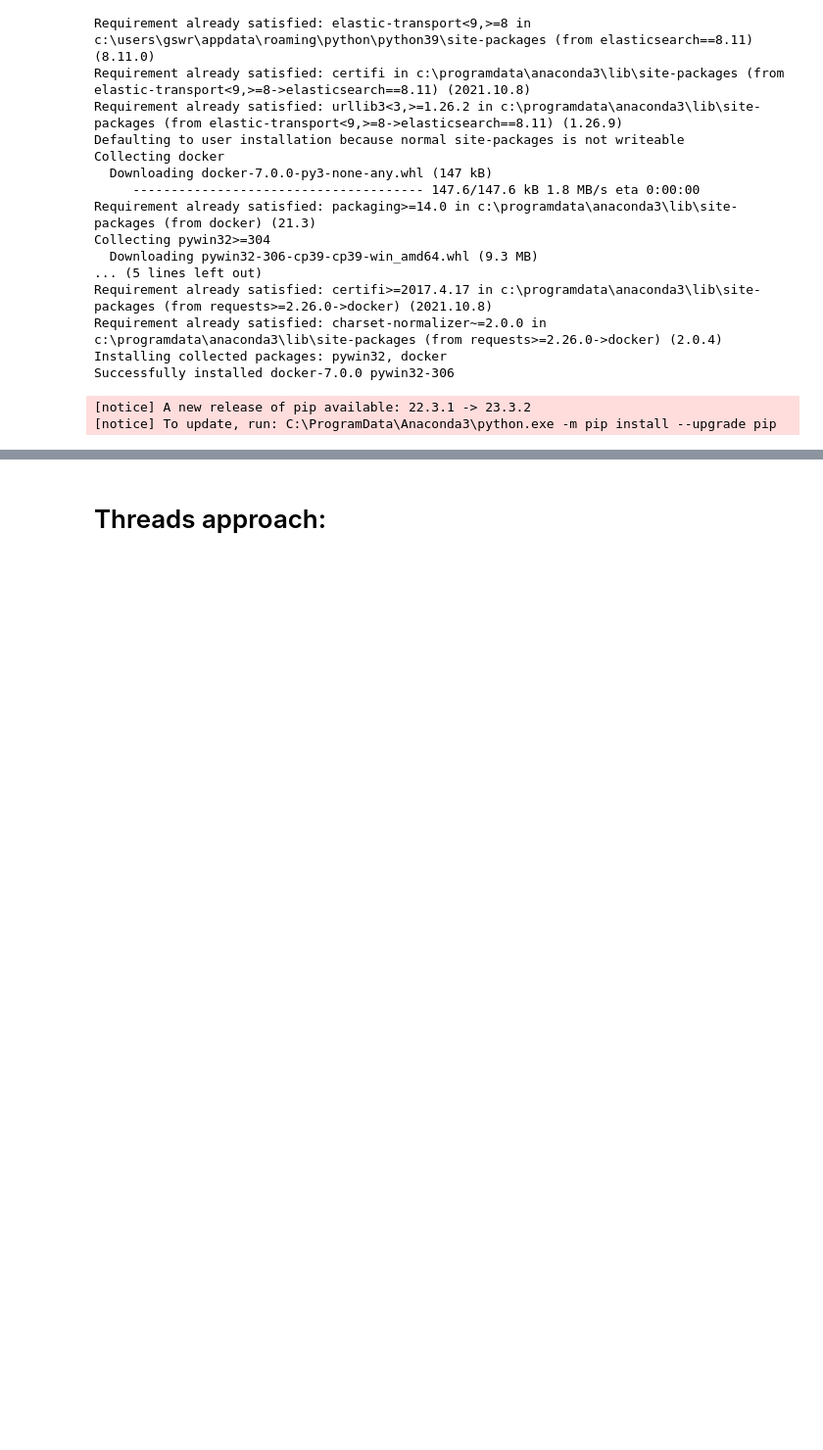
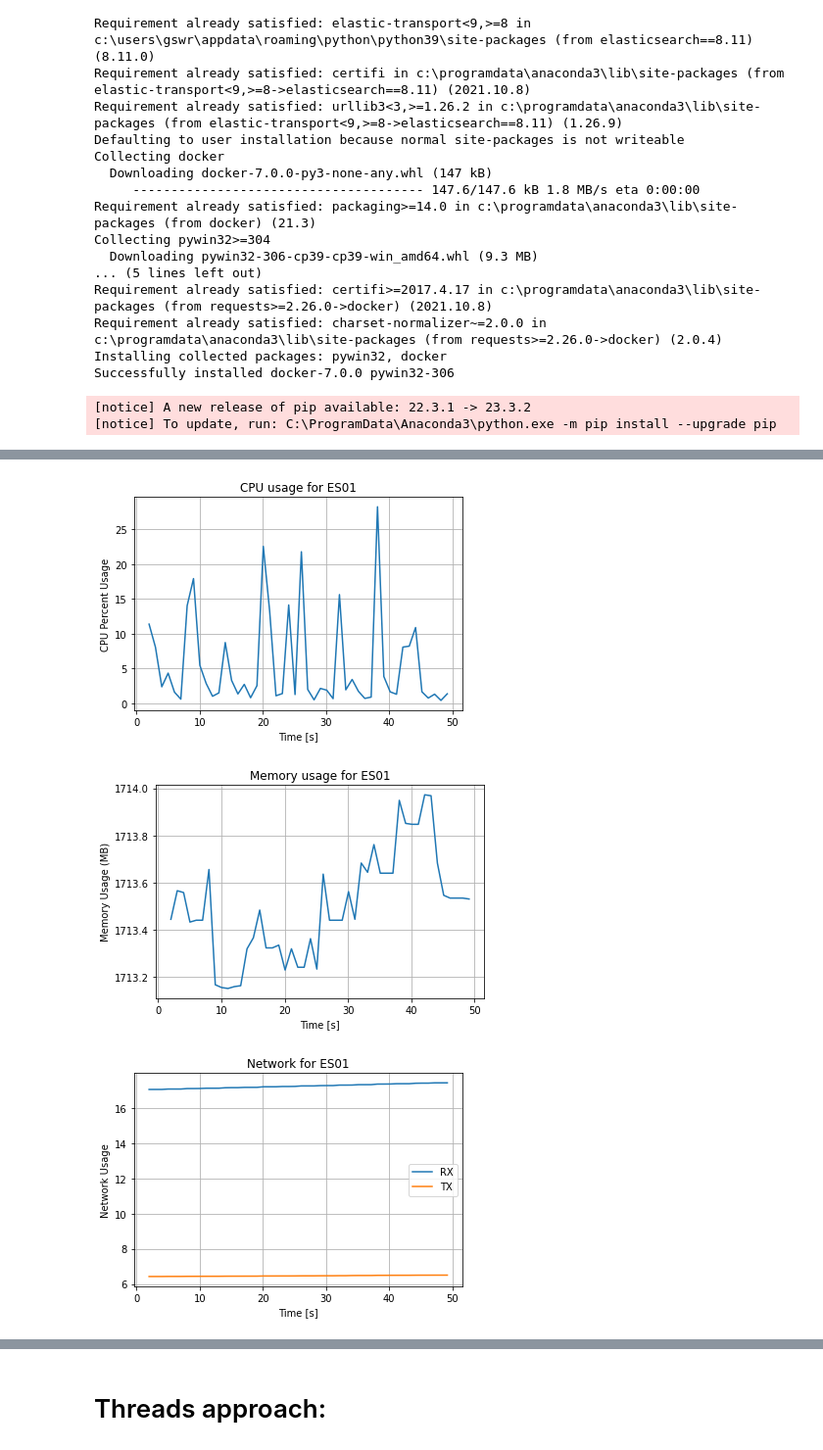
Before and after one commit to AndresSebad/benchmark-vector-bbdd, a Jupyter notebook: benchmark/elastic/ElasticSearch_Test0.ipynb, the cells around one changed output, grey strips where cells are left out. Shown: that part at 98% size. Saved outputs shown, nothing was run; the diff lists cells and outputs as text; code cells hidden in the pictures; blank space fills up the shorter version.

```diff
--- a/benchmark/elastic/ElasticSearch_Test0.ipynb
+++ b/benchmark/elastic/ElasticSearch_Test0.ipynb
@@ -347,9 +351,15 @@ cpu_usage_plot(es01_stats_history, "ES01", False)
 # %%
 Benchmark = DatabaseBenchmark(es=es)
 Benchmark.remove_index("vector-index")
 Benchmark.create_index("vector-index")
 es01_stats_history = profiler(es01_container)
 cpu_usage_plot(es01_stats_history, "ES01", False)
+memory_usage_plot(es01_stats_history, "ES01")
+io_usage_plot(es01_stats_history, "ES01")
+# %% [output]
+[figure, added]
+[figure, added]
+[figure, added]
 # %%
 ibt = Benchmark.measure_index_building_time(data)
 es01_stats_history = profiler(es01_container)
```
Also changed, not shown: parts of 20 cells of this notebook.
